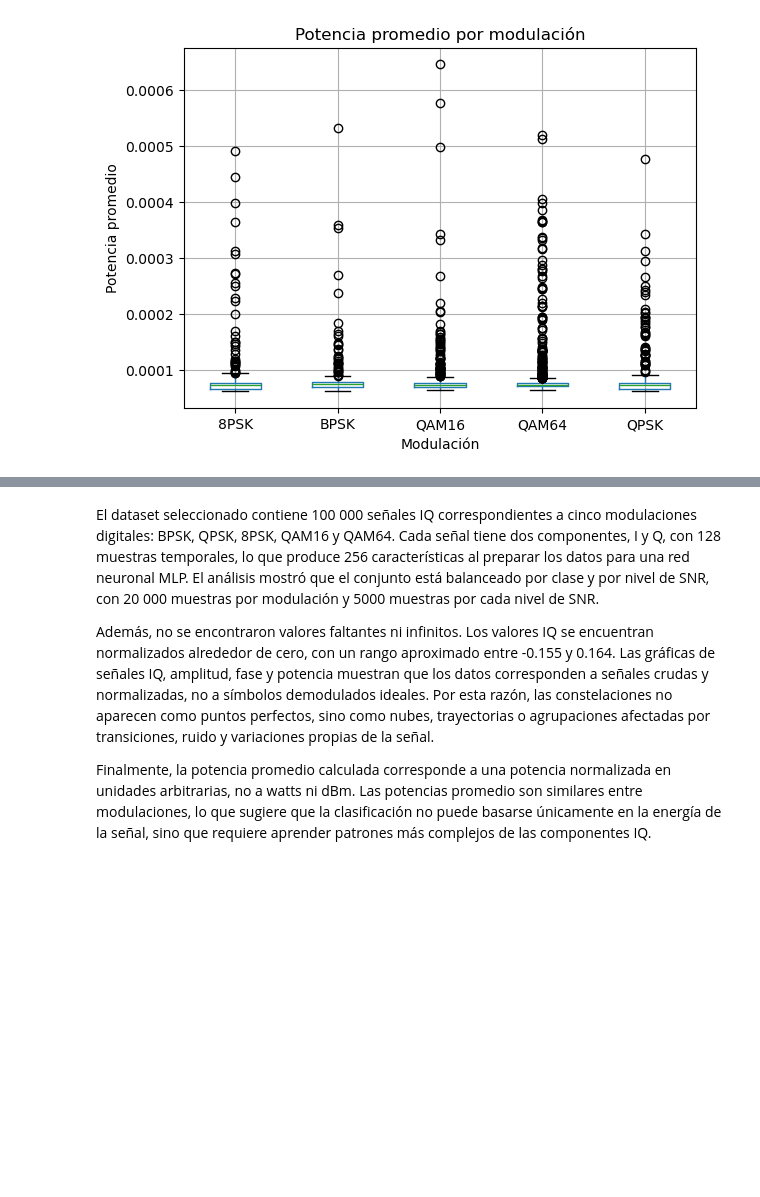
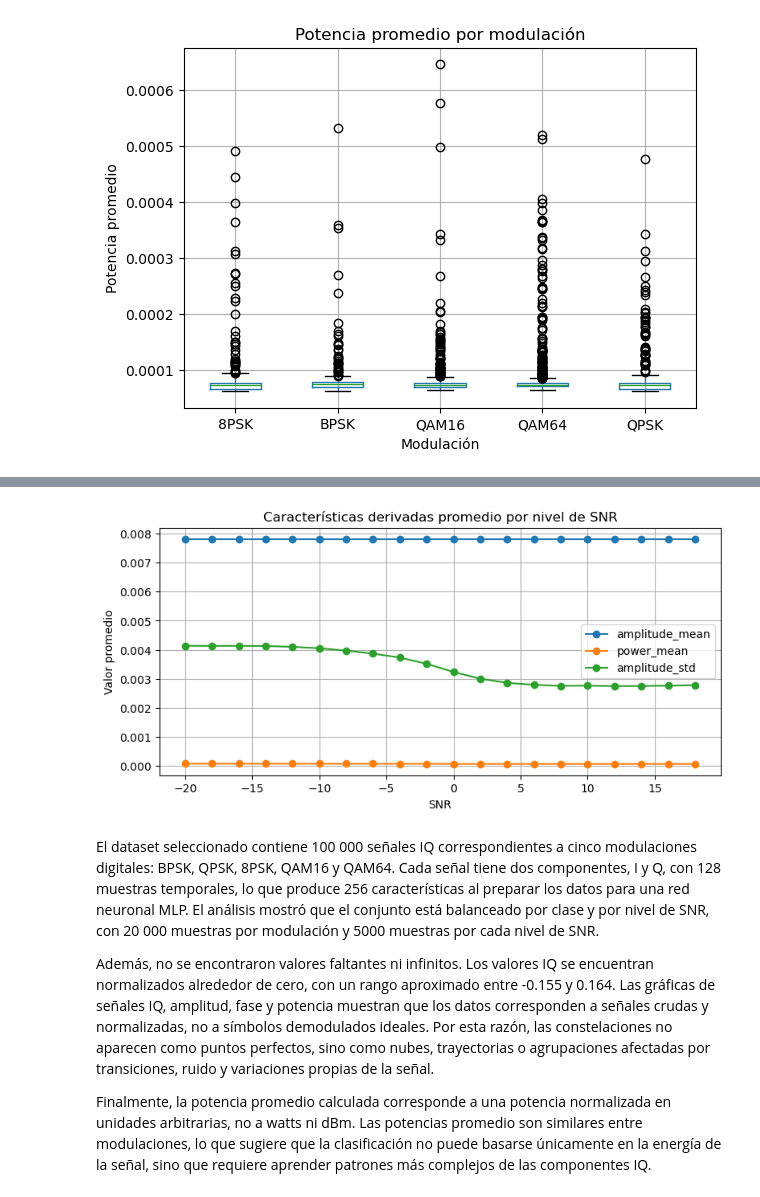
Before and after one commit to gbberru/ML-Digital-Modulations-classifier, a Jupyter notebook: notebook/digital-modulations-classifier.ipynb, the cells around one changed output, grey strips where cells are left out. Cells and saved outputs as stored; diff of their text form; code cells hidden in the pictures; blank space fills up the shorter version.

```diff
--- a/notebook/digital-modulations-classifier.ipynb
+++ b/notebook/digital-modulations-classifier.ipynb
@@ -396,0 +399,25 @@ plt.show()
+# %%
+# Características derivadas para análisis exploratorio
+
+I = X[:, 0, :]
+Q = X[:, 1, :]
+
+amplitude = np.sqrt(I**2 + Q**2)
+phase = np.arctan2(Q, I)
+power_inst = I**2 + Q**2
+
+phase_sin = np.sin(phase)
+phase_cos = np.cos(phase)
+
+df_eda_features = pd.DataFrame({
+    "modulation": y,
+    "snr": snr_values,
+    "amplitude_mean": amplitude.mean(axis=1),
+    "amplitude_std": amplitude.std(axis=1),
+    "power_mean": power_inst.mean(axis=1),
+    "power_std": power_inst.std(axis=1),
+    "phase_sin_mean": phase_sin.mean(axis=1),
+    "phase_cos_mean": phase_cos.mean(axis=1)
+})
+
+df_eda_features.head()
@@ -397,3 +466,16 @@ plt.show()
+# %%
+snr_feature_summary = df_eda_features.groupby("snr")[
+    ["amplitude_mean", "power_mean", "amplitude_std"]
+].mean()
+
+snr_feature_summary.plot(figsize=(9, 4), marker="o")
+plt.title("Características derivadas promedio por nivel de SNR")
+plt.xlabel("SNR")
+plt.ylabel("Valor promedio")
+plt.grid(True)
+plt.show()
+# %% [output]
+[figure, added]
 # %% [markdown]
 El dataset seleccionado contiene 100 000 señales IQ correspondientes a cinco modulaciones digitales: BPSK, QPSK, 8PSK, QAM16 y QAM64. Cada señal tiene dos componentes, I y Q, con 128 muestras temporales, lo que produce 256 características al preparar los datos para una red neuronal MLP. El análisis mostró que el conjunto está balanceado por clase y por nivel de SNR, con 20 000 muestras por modulación y 5000 muestras por cada nivel de SNR.
 
```
Also changed, not shown: parts of 23 cells of this notebook.
